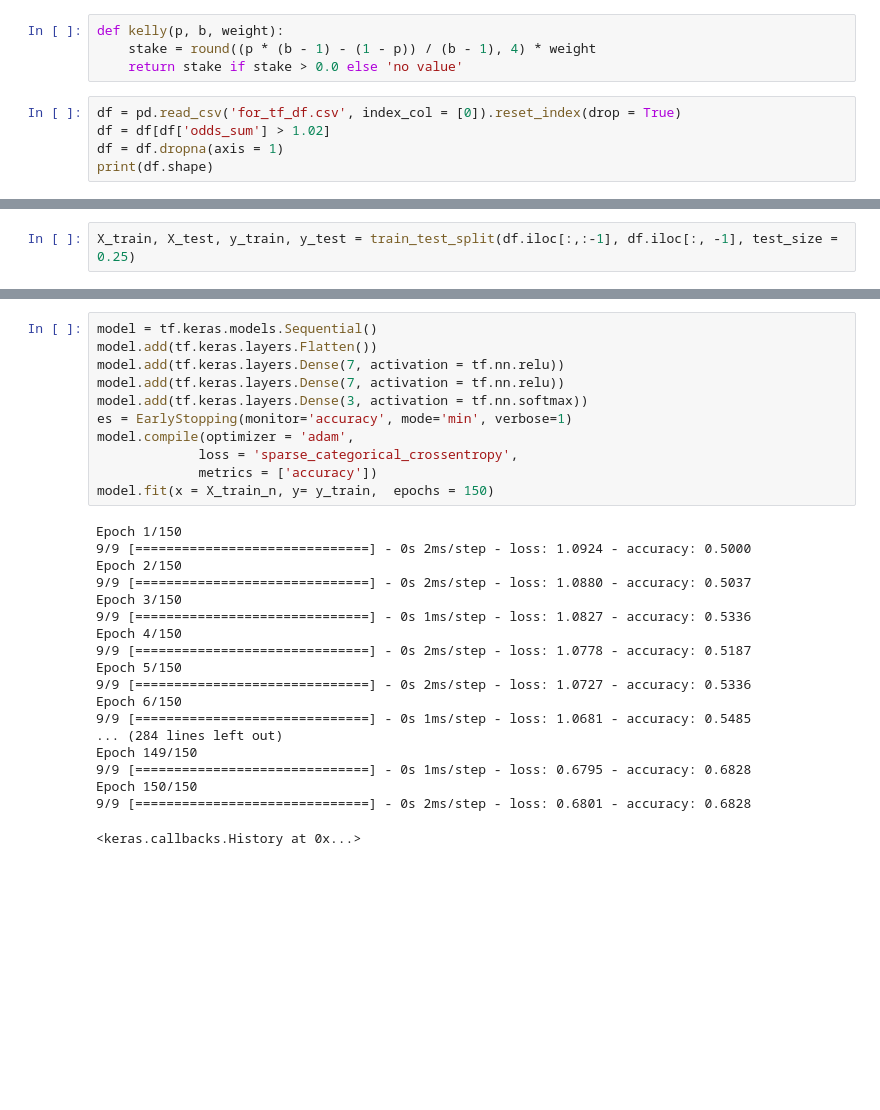
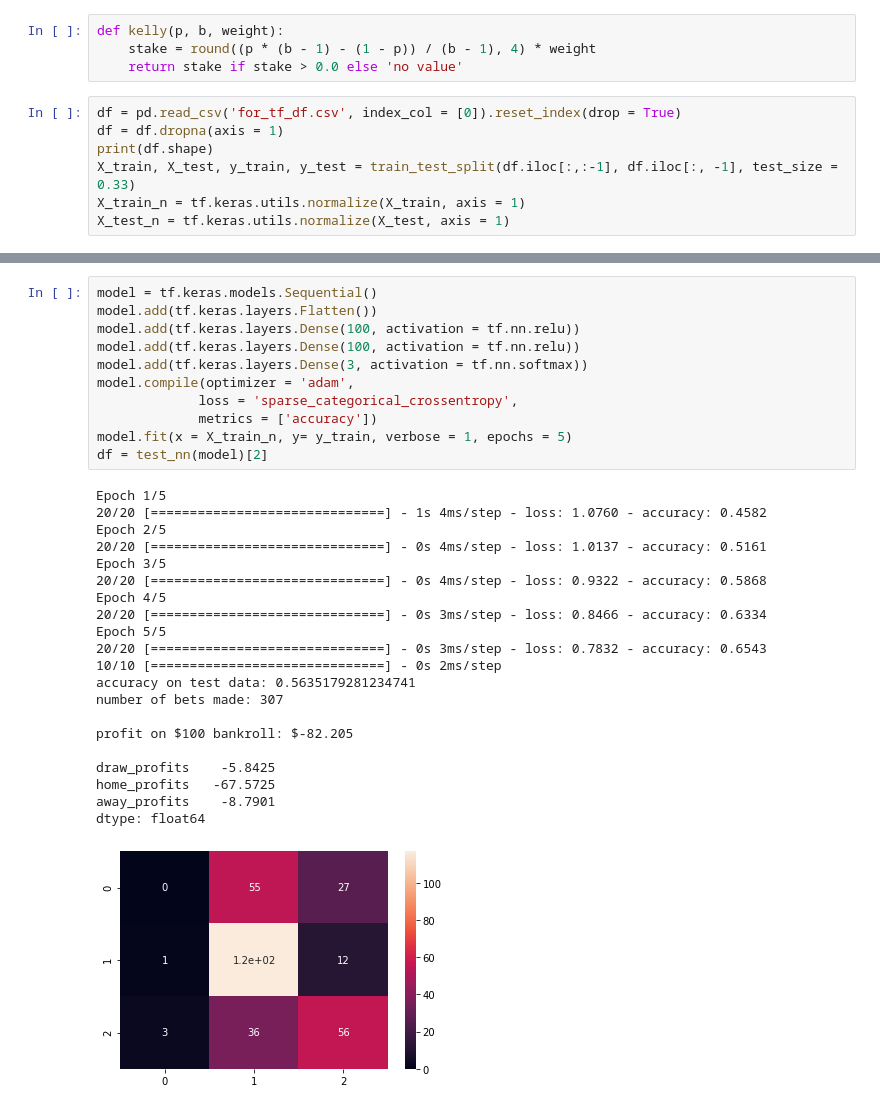
Before and after one commit to ido-tzhori/halftime, a Jupyter notebook: tensorflow_profits.ipynb, the cells around one changed output, grey strips where cells are left out. Cells and saved outputs as stored; diff of their text form; blank space fills up the shorter version.

```diff
--- a/tensorflow_profits.ipynb
+++ b/tensorflow_profits.ipynb
@@ -19,7 +21,9 @@ def kelly(p, b, weight):
     return stake if stake > 0.0 else 'no value'
 # %%
 df = pd.read_csv('for_tf_df.csv', index_col = [0]).reset_index(drop = True)
-df = df[df['odds_sum'] > 1.02]
 df = df.dropna(axis = 1)
 print(df.shape)
+X_train, X_test, y_train, y_test = train_test_split(df.iloc[:,:-1], df.iloc[:, -1], test_size = 0.33)
+X_train_n = tf.keras.utils.normalize(X_train, axis = 1)
+X_test_n = tf.keras.utils.normalize(X_test, axis = 1)
 # %% [output]
@@ -27,2 +30,0 @@ print(df.shape)
-# %%
-X_train, X_test, y_train, y_test = train_test_split(df.iloc[:,:-1], df.iloc[:, -1], test_size = 0.25)
@@ -115,30 +31,33 @@ h_model.evaluate(X_test_n, y_test)
 # %%
 model = tf.keras.models.Sequential()
 model.add(tf.keras.layers.Flatten())
-model.add(tf.keras.layers.Dense(7, activation = tf.nn.relu))
-model.add(tf.keras.layers.Dense(7, activation = tf.nn.relu))
+model.add(tf.keras.layers.Dense(100, activation = tf.nn.relu))
+model.add(tf.keras.layers.Dense(100, activation = tf.nn.relu))
 model.add(tf.keras.layers.Dense(3, activation = tf.nn.softmax))
-es = EarlyStopping(monitor='accuracy', mode='min', verbose=1)
 model.compile(optimizer = 'adam',
              loss = 'sparse_categorical_crossentropy',
              metrics = ['accuracy'])
-model.fit(x = X_train_n, y= y_train,  epochs = 150)
+model.fit(x = X_train_n, y= y_train, verbose = 1, epochs = 5)
+df = test_nn(model)[2]
 # %% [output]
-Epoch 1/150
-9/9 [==============================] - 0s 2ms/step - loss: 1.0924 - accuracy: 0.5000
-Epoch 2/150
-9/9 [==============================] - 0s 2ms/step - loss: 1.0880 - accuracy: 0.5037
-Epoch 3/150
-9/9 [==============================] - 0s 1ms/step - loss: 1.0827 - accuracy: 0.5336
-Epoch 4/150
-9/9 [==============================] - 0s 2ms/step - loss: 1.0778 - accuracy: 0.5187
-Epoch 5/150
-9/9 [==============================] - 0s 2ms/step - loss: 1.0727 - accuracy: 0.5336
-Epoch 6/150
-9/9 [==============================] - 0s 1ms/step - loss: 1.0681 - accuracy: 0.5485
-... (284 lines left out)
-Epoch 149/150
-9/9 [==============================] - 0s 1ms/step - loss: 0.6795 - accuracy: 0.6828
-Epoch 150/150
-9/9 [==============================] - 0s 2ms/step - loss: 0.6801 - accuracy: 0.6828
+Epoch 1/5
+20/20 [==============================] - 1s 4ms/step - loss: 1.0760 - accuracy: 0.4582
+Epoch 2/5
+20/20 [==============================] - 0s 4ms/step - loss: 1.0137 - accuracy: 0.5161
+Epoch 3/5
+20/20 [==============================] - 0s 4ms/step - loss: 0.9322 - accuracy: 0.5868
+Epoch 4/5
+20/20 [==============================] - 0s 3ms/step - loss: 0.8466 - accuracy: 0.6334
+Epoch 5/5
+20/20 [==============================] - 0s 3ms/step - loss: 0.7832 - accuracy: 0.6543
+10/10 [==============================] - 0s 2ms/step
+accuracy on test data: 0.5635179281234741
+number of bets made: 307
+
+profit on $100 bankroll: $-82.205
+
+draw_profits    -5.8425
+home_profits   -67.5725
+away_profits    -8.7901
+dtype: float64
-<keras.callbacks.History at 0x...>
+[figure, added]
```
Also changed, not shown: parts of 15 cells of this notebook, 5 other files.
